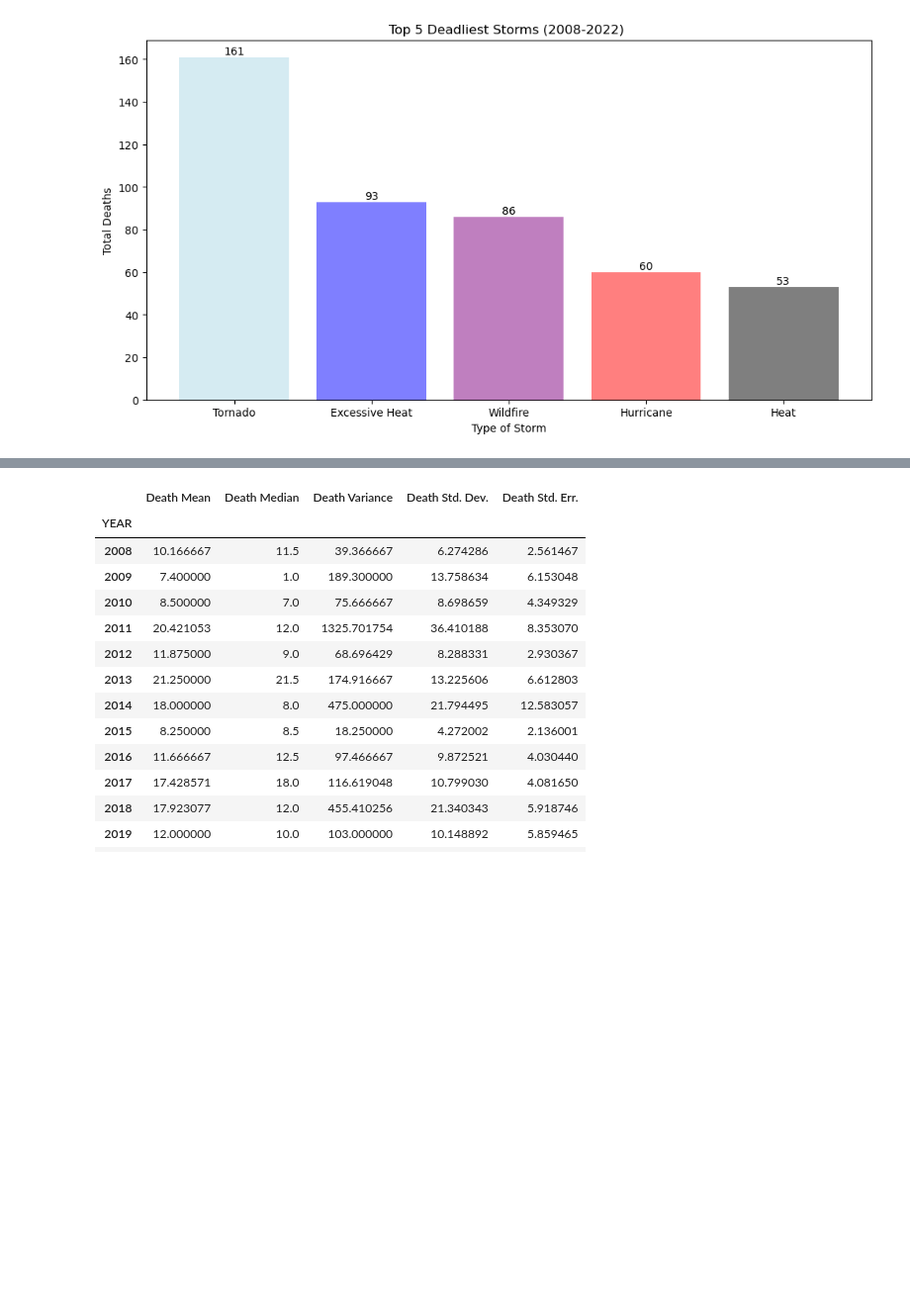
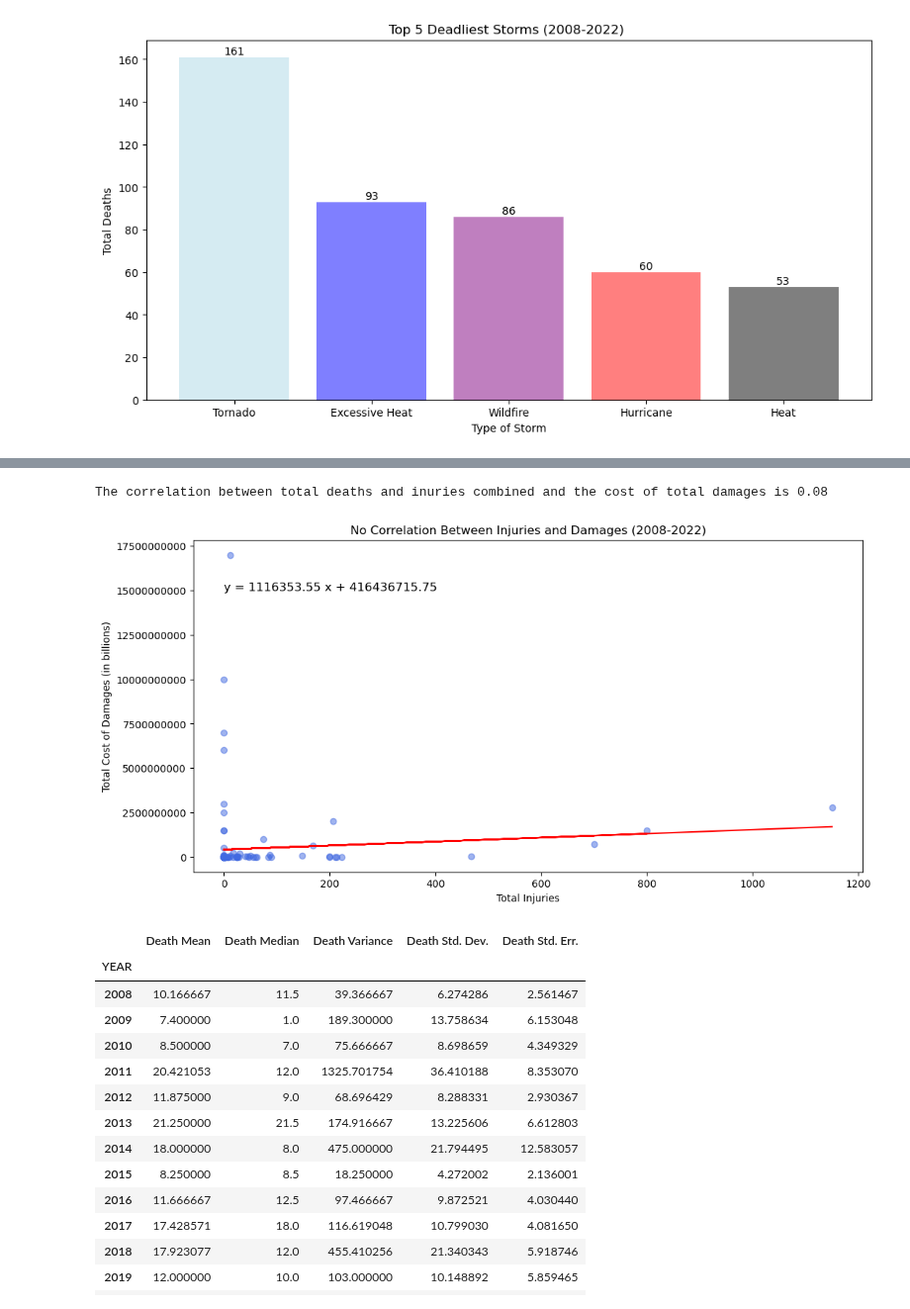
Before and after one commit to elizabethmorgan26/team1, a Jupyter notebook: 2008-2022 Storm Analysis.ipynb, the cells around one changed output, grey strips where cells are left out. Shown at 99% size. Saved outputs shown, nothing was run; the diff lists cells and outputs as text; code cells hidden in the pictures; blank space fills up the shorter version.

```diff
--- a/2008-2022 Storm Analysis.ipynb
+++ b/2008-2022 Storm Analysis.ipynb
@@ -309,3 +417,31 @@ The correlation between total deaths and inuries combined and the cost of total
+# %%
+# Calculate the correlation coefficient and a linear regression model for total injuries and damages
+correlation =stats.pearsonr(groupbydeath_df["TOTAL INJURIES"],groupbydeath_df["TOTAL DAMAGES"])
+print(f"The correlation between total deaths and inuries combined and the cost of total damages is {round(correlation[0],2)}")
+
+# Add the linear regression equation and line to plot
+(slope, intercept,rvalue, pvalue, stderr)= stats.linregress(groupbydeath_df["TOTAL INJURIES" ],groupbydeath_df["TOTAL DAMAGES"])
+regress_values= groupbydeath_df["TOTAL INJURIES"]* slope + intercept
+line_eq= f"y = {round(slope, 2)} x + {round(intercept, 2)}"
+
+# Create the scatter plot
+plt.figure(figsize=(12, 6))
+plt.scatter(groupbydeath_df["TOTAL INJURIES"], groupbydeath_df["TOTAL DAMAGES"] ,color='royalblue', alpha=0.5)
+plt.plot(groupbydeath_df["TOTAL INJURIES"], regress_values, color='red')
+plt.ticklabel_format(style='plain')
+plt.annotate(line_eq,((0, 15000000000)), fontsize=12)
+plt.xlabel("Total Injuries")
+plt.ylabel("Total Cost of Damages (in billions)")
+plt.title("No Correlation Between Injuries and Damages (2008-2022)")
+
+# Save the figure
+plt.savefig("Fig2.png")
+
+# show the figure
+plt.show()
+# %% [output]
+The correlation between total deaths and inuries combined and the cost of total damages is 0.08
+[figure, added]
 # %%
 #Making the NaN values 0 for total deaths and injuries to calculate summary statistics
 groupbydeath_df.loc[:,"TOTAL DEATHS"]=groupbydeath_df["TOTAL DEATHS"].fillna("0")
```
Also changed, not shown: parts of 7 cells of this notebook.
